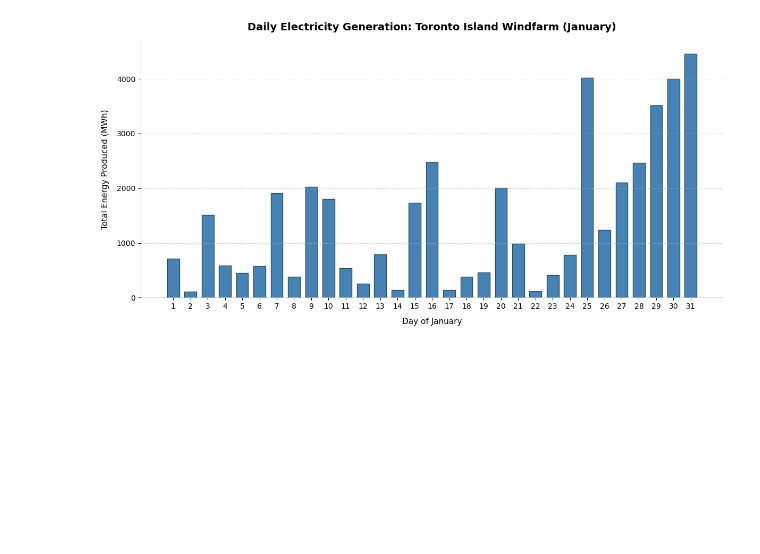
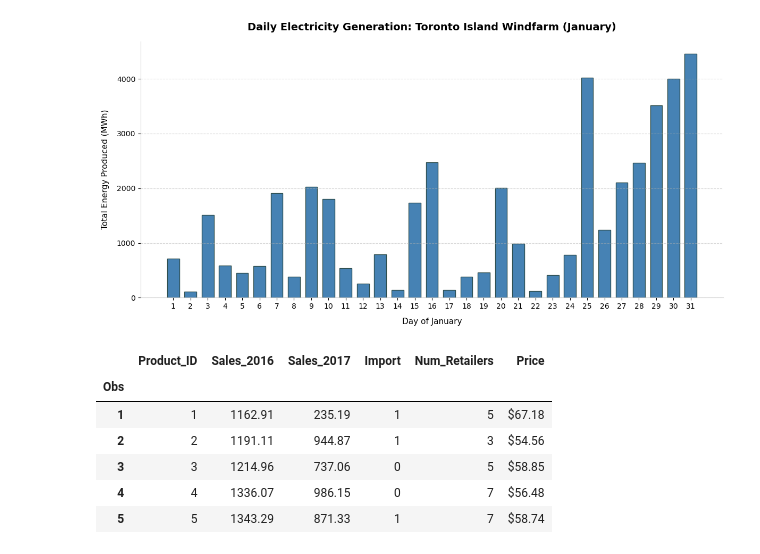
Before and after one commit to richierish32/MFIT, a Jupyter notebook: MFIT 860 - Data/Assignment 1 Solution.ipynb, the cells around one changed output. Cells and saved outputs as stored; diff of their text form; code cells hidden in the pictures; blank space fills up the shorter version.

```diff
--- a/MFIT 860 - Data/Assignment 1 Solution.ipynb
+++ b/MFIT 860 - Data/Assignment 1 Solution.ipynb
@@ -174,0 +184,23 @@ plt.show()
+# %%
+# 3a
+
+# Loading data into df
+
+xl_path = os.path.join(curdir, 'Data', '860_Assignment1_Data_vf.xlsx')
+
+sales = pd.read_excel(
+    xl_path,
+    sheet_name='Product_Sales',
+    index_col='Obs'
+)
+
+# See what data looks like
+sales.head()
+# %% [output]
+|  | Product_ID | Sales_2016 | Sales_2017 | Import | Num_Retailers | Price |
+| Obs |  |  |  |  |  |  |
+| 1 | 1 | 1162.91 | 235.19 | 1 | 5 | $67.18 |
+| 2 | 2 | 1191.11 | 944.87 | 1 | 3 | $54.56 |
+| 3 | 3 | 1214.96 | 737.06 | 0 | 5 | $58.85 |
+| 4 | 4 | 1336.07 | 986.15 | 0 | 7 | $56.48 |
+| 5 | 5 | 1343.29 | 871.33 | 1 | 7 | $58.74 |
```
Also changed, not shown: parts of 14 cells of this notebook, 3 other files.
